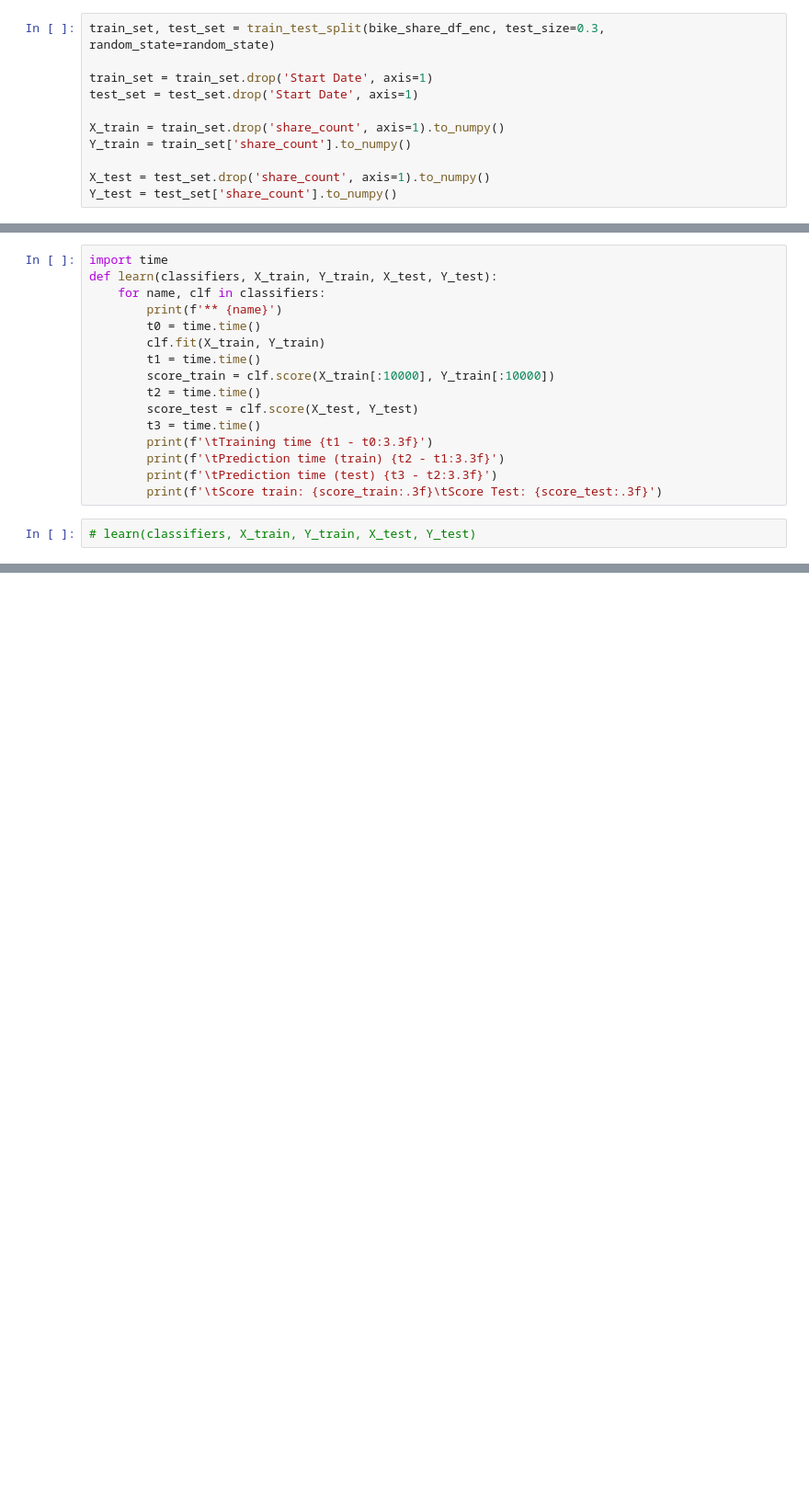
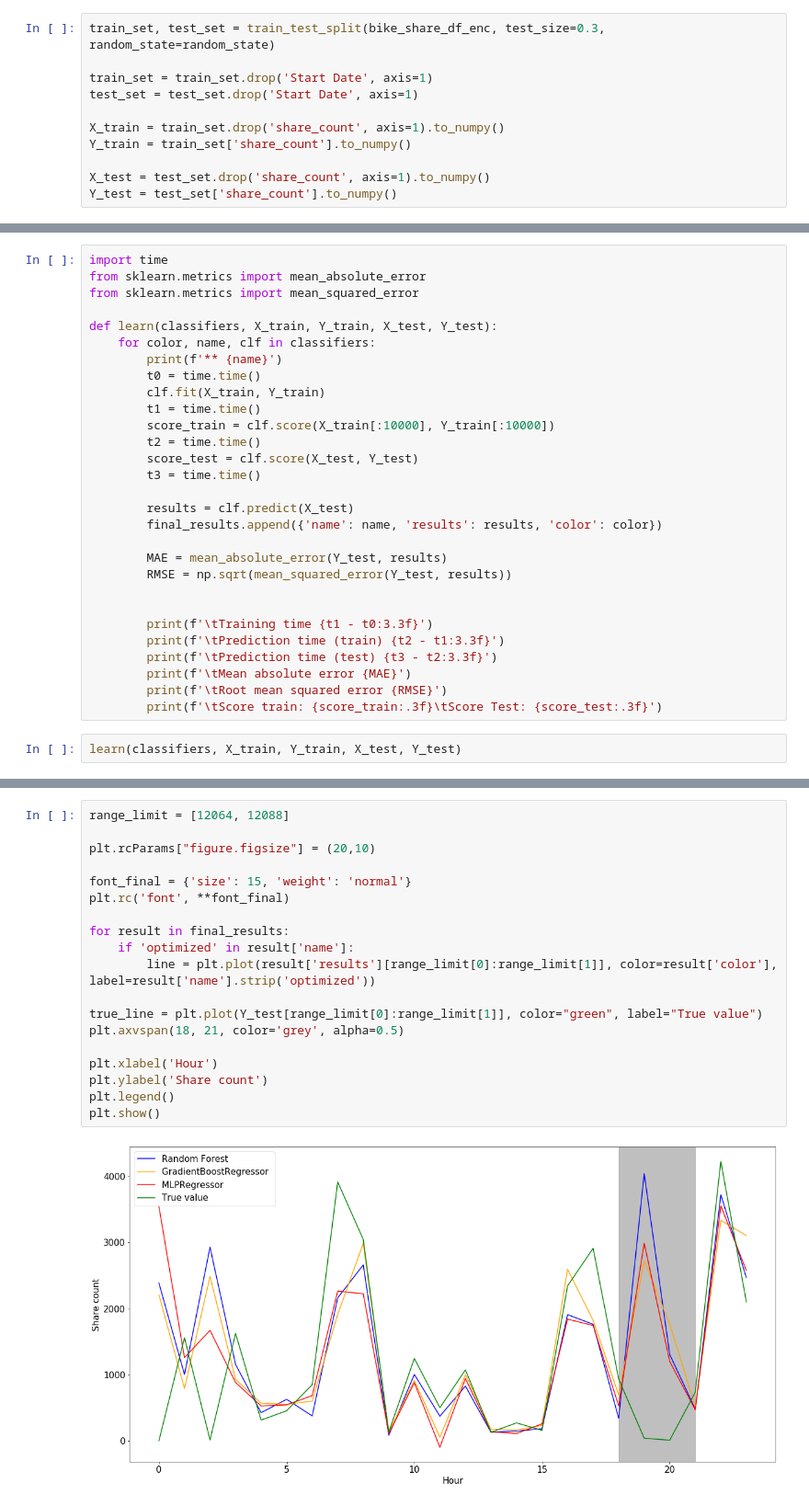
Before and after one commit to Krismix1/data-science-mandatory-2, a Jupyter notebook: model.ipynb, the cells around one changed output, grey strips where cells are left out. Shown at 92% size. Saved outputs shown, nothing was run; the diff lists cells and outputs as text; blank space fills up the shorter version.

```diff
--- a/model.ipynb
+++ b/model.ipynb
@@ -382,7 +380,10 @@ classifiers = [
 # %%
 import time
+from sklearn.metrics import mean_absolute_error
+from sklearn.metrics import mean_squared_error
+
 def learn(classifiers, X_train, Y_train, X_test, Y_test):
-    for name, clf in classifiers:
+    for color, name, clf in classifiers:
         print(f'** {name}')
         t0 = time.time()
         clf.fit(X_train, Y_train)
@@ -391,9 +392,19 @@ def learn(classifiers, X_train, Y_train, X_test, Y_test):
         t2 = time.time()
         score_test = clf.score(X_test, Y_test)
         t3 = time.time()
+
+        results = clf.predict(X_test)
+        final_results.append({'name': name, 'results': results, 'color': color})
+
+        MAE = mean_absolute_error(Y_test, results)
+        RMSE = np.sqrt(mean_squared_error(Y_test, results))
+
+
         print(f'\tTraining time {t1 - t0:3.3f}')
         print(f'\tPrediction time (train) {t2 - t1:3.3f}')
         print(f'\tPrediction time (test) {t3 - t2:3.3f}')
+        print(f'\tMean absolute error {MAE}')
+        print(f'\tRoot mean squared error {RMSE}')
         print(f'\tScore train: {score_train:.3f}\tScore Test: {score_test:.3f}')
 # %%
-# learn(classifiers, X_train, Y_train, X_test, Y_test)
+learn(classifiers, X_train, Y_train, X_test, Y_test)
@@ -494,0 +486,21 @@ plt.show()
+# %%
+range_limit = [12064, 12088]
+
+plt.rcParams["figure.figsize"] = (20,10)
+
+font_final = {'size': 15, 'weight': 'normal'}
+plt.rc('font', **font_final)
+
+for result in final_results:
+    if 'optimized' in result['name']:
+        line = plt.plot(result['results'][range_limit[0]:range_limit[1]], color=result['color'], label=result['name'].strip('optimized'))
+
+true_line = plt.plot(Y_test[range_limit[0]:range_limit[1]], color="green", label="True value")
+plt.axvspan(18, 21, color='grey', alpha=0.5)
+
+plt.xlabel('Hour')
+plt.ylabel('Share count')
+plt.legend()
+plt.show()
+# %% [output]
+[figure, added]
```
Also changed, not shown: parts of 19 cells of this notebook.
